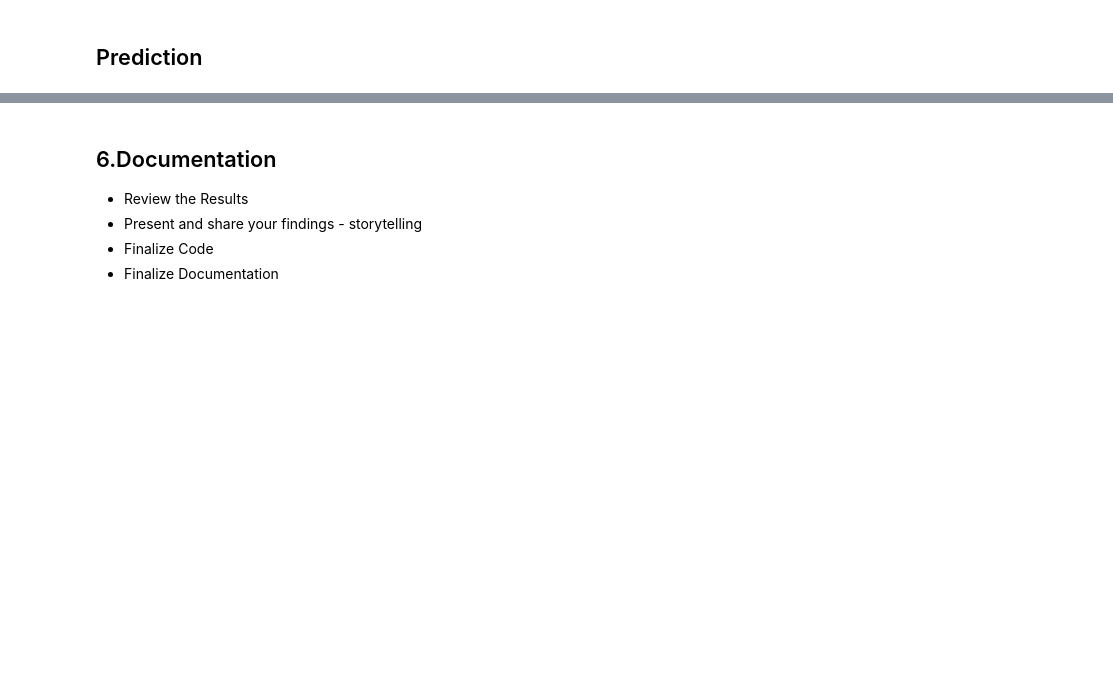
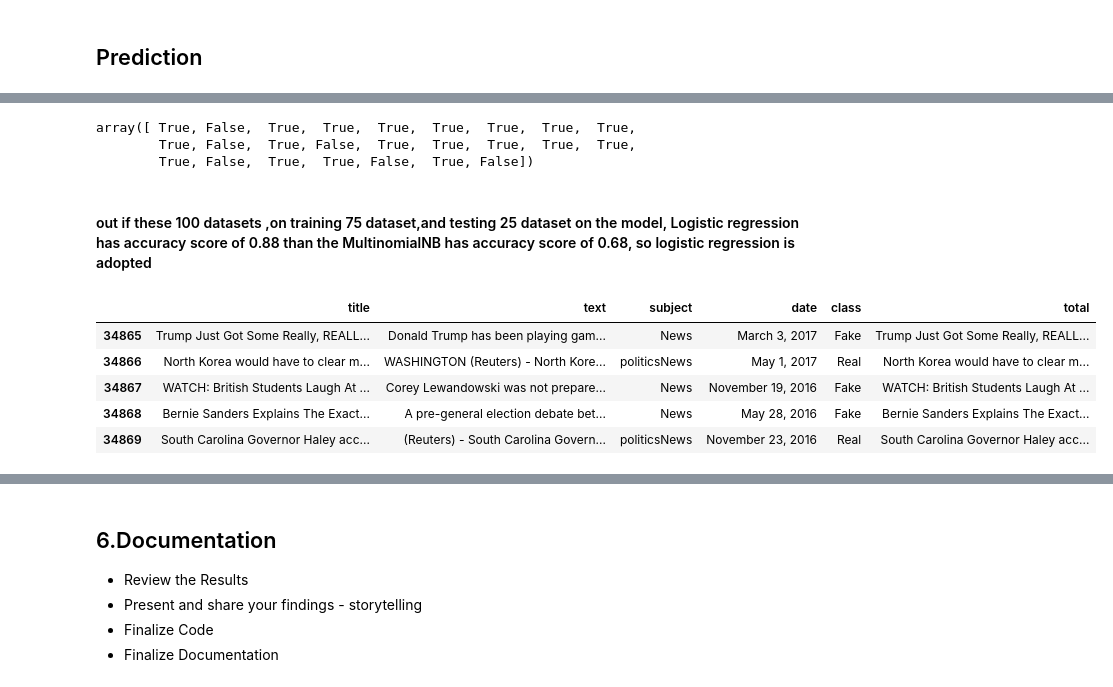
Before and after one commit to sanapple9631/datascienceprojects, a Jupyter notebook: NLP/Fake News/fake_news_detection/notebooks/Fake News detection Project.ipynb, the cells around one changed output, grey strips where cells are left out. Saved outputs shown, nothing was run; the diff lists cells and outputs as text; code cells hidden in the pictures; blank space fills up the shorter version.

```diff
--- a/NLP/Fake News/fake_news_detection/notebooks/Fake News detection Project.ipynb
+++ b/NLP/Fake News/fake_news_detection/notebooks/Fake News detection Project.ipynb
@@ -395 +677,21 @@ result2
+# %%
+### Comparing the models: Logistic Regression and Multinomial Naive bayes
+### result shown that only about 5 predict on test data differs here
+result1==result2
+# %% [output]
+array([ True, False,  True,  True,  True,  True,  True,  True,  True,
+        True, False,  True, False,  True,  True,  True,  True,  True,
+        True, False,  True,  True, False,  True, False])
+# %% [markdown]
+#### out if these 100 datasets ,on training 75 dataset,and testing 25 dataset on the model, Logistic regression has accuracy score of 0.88 than the  MultinomialNB has accuracy score of 0.68, so logistic regression is adopted
+# %%
+train_last100 = train.tail(100)
+train_last100.head()
+# %% [output]
+|  | title | text | subject | date | class | total |
+| 34865 | Trump Just Got Some Really, REALL... | Donald Trump has been playing gam... | News | March 3, 2017 | Fake | Trump Just Got Some Really, REALL... |
+| 34866 | North Korea would have to clear m... | WASHINGTON (Reuters) - North Kore... | politicsNews | May 1, 2017 | Real | North Korea would have to clear m... |
+| 34867 | WATCH: British Students Laugh At ... | Corey Lewandowski was not prepare... | News | November 19, 2016 | Fake | WATCH: British Students Laugh At ... |
+| 34868 | Bernie Sanders Explains The Exact... | A pre-general election debate bet... | News | May 28, 2016 | Fake | Bernie Sanders Explains The Exact... |
+| 34869 | South Carolina Governor Haley acc... | (Reuters) - South Carolina Govern... | politicsNews | November 23, 2016 | Real | South Carolina Governor Haley acc... |
 # %%
```
Also changed, not shown: parts of 82 cells of this notebook, 1 other file.
